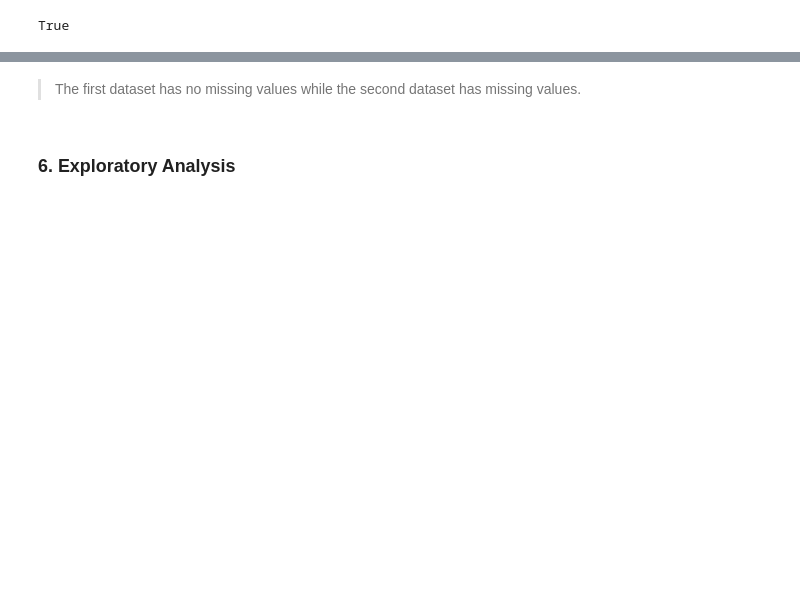
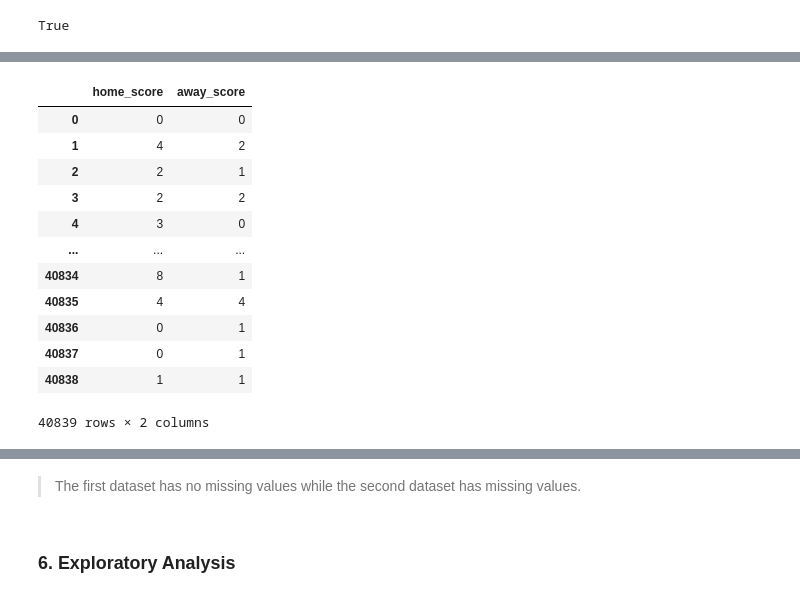
Before and after one commit to stogaja/Python-ML-Projects, a Jupyter notebook: Football_Prediction/football_prediction.ipynb, the cells around one changed output, grey strips where cells are left out. Cells and saved outputs as stored; diff of their text form; code cells hidden in the pictures; blank space fills up the shorter version.

```diff
--- a/Football_Prediction/football_prediction.ipynb
+++ b/Football_Prediction/football_prediction.ipynb
@@ -194,0 +229,18 @@ True
+# %%
+# let's get all numerical columns from the fifa dataset and store it in a variable
+numerical_columns_fifa = fifa.select_dtypes(include=['int64', 'float64'])
+numerical_columns
+# %% [output]
+|  | home_score | away_score |
+| 0 | 0 | 0 |
+| 1 | 4 | 2 |
+| 2 | 2 | 1 |
+| 3 | 2 | 2 |
+| 4 | 3 | 0 |
+| ... | ... | ... |
+| 40834 | 8 | 1 |
+| 40835 | 4 | 4 |
+| 40836 | 0 | 1 |
+| 40837 | 0 | 1 |
+| 40838 | 1 | 1 |
+40839 rows × 2 columns
```
Also changed, not shown: parts of 20 cells of this notebook.
